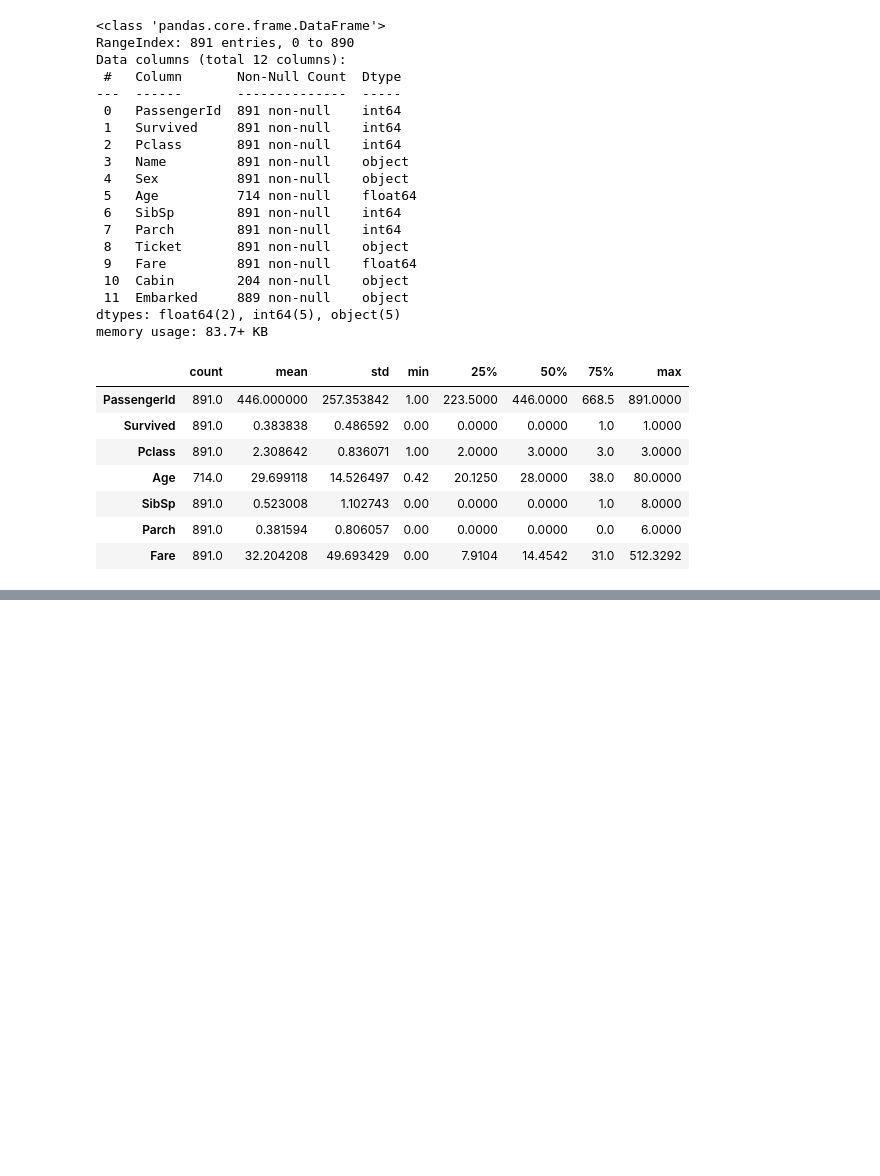
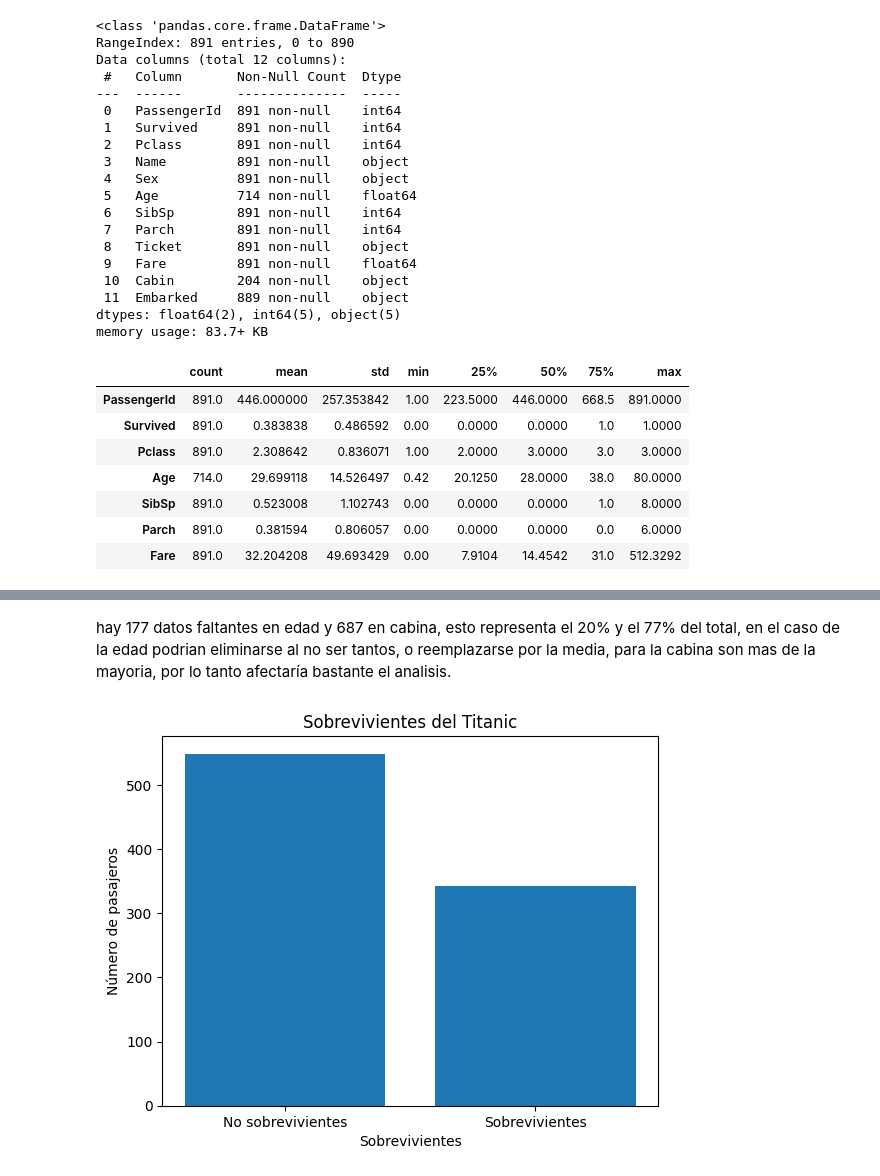
Before and after one commit to agonzalezfe/kaggle_titanic, a Jupyter notebook: kaggle.ipynb, the cells around one changed output, grey strips where cells are left out. Drawn from its saved outputs; the diff is of its cells as text; code cells hidden in the pictures; blank space fills up the shorter version.

```diff
--- a/kaggle.ipynb
+++ b/kaggle.ipynb
@@ -94,3 +96,5 @@ df.describe().T
 | SibSp | 891.0 | 0.523008 | 1.102743 | 0.00 | 0.0000 | 0.0000 | 1.0 | 8.0000 |
 | Parch | 891.0 | 0.381594 | 0.806057 | 0.00 | 0.0000 | 0.0000 | 0.0 | 6.0000 |
 | Fare | 891.0 | 32.204208 | 49.693429 | 0.00 | 7.9104 | 14.4542 | 31.0 | 512.3292 |
+# %%
+ds = df.copy()
@@ -96,0 +117,18 @@ df.describe().T
+# %% [markdown]
+hay 177 datos faltantes en edad y 687 en cabina, esto representa el 20% y el 77%  del total, en el caso de la edad podrian eliminarse al no ser tantos, o reemplazarse por la media, para la cabina son mas de la mayoria, por lo tanto afectaría bastante el analisis.
+# %%
+# Crear un DataFrame que contenga la cuenta de sobrevivientes y no sobrevivientes
+survivors = ds["Survived"].value_counts()
+#grafico de barras
+plt.bar(survivors.index, survivors.values, hue =)
+# Añadir título y etiquetas para los ejes
+plt.title("Sobrevivientes del Titanic")
+plt.xlabel("Sobrevivientes")
+plt.ylabel("Número de pasajeros")
+# Añadir etiquetas para cada barra
+plt.xticks(survivors.index, ["No sobrevivientes", "Sobrevivientes"])
+#mostrar el grafico
+# Mostrar el gráfico
+plt.show()
+# %% [output]
+[figure, added]
```
Also changed, not shown: parts of 8 cells of this notebook.
